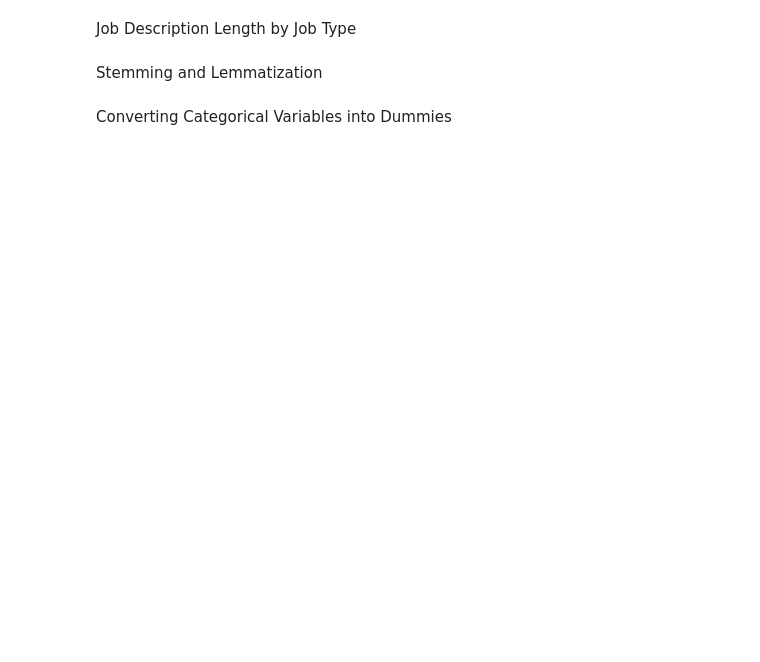
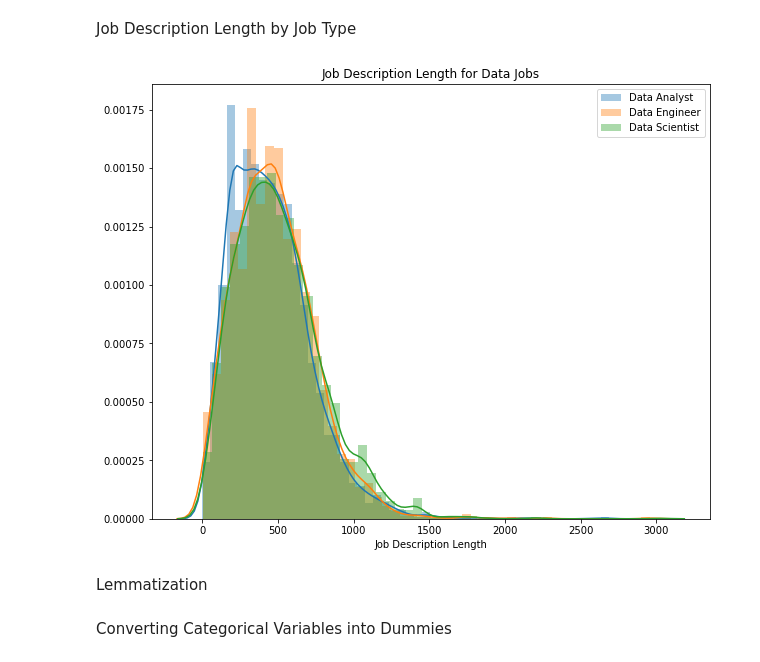
Before and after one commit to cchan13/classify_data_jobs, a Jupyter notebook: Classify_Jobs_EDA.ipynb, the cells around one changed output. Saved outputs shown, nothing was run; the diff lists cells and outputs as text; code cells hidden in the pictures; blank space fills up the shorter version.

```diff
--- a/Classify_Jobs_EDA.ipynb
+++ b/Classify_Jobs_EDA.ipynb
@@ -441,12 +449,19 @@ plt.show()
 Job Description Length by Job Type
 # %%
 plt.figure(figsize = (10,8))
-sns.displot(data=df,x = 'Job Description Length', hue = 'Label', kind= 'kde')
+
+sns.distplot(analyst_df['Job Description Length'], label = 'Data Analyst')
+sns.distplot(engineer_df['Job Description Length'], label = 'Data Engineer')
+sns.distplot(science_df['Job Description Length'], label = 'Data Scientist')
+
+plt.legend()
 plt.title('Job Description Length for Data Jobs')
 plt.xlabel('Job Description Length')
 plt.show()
+# %% [output]
+[figure, added]
-# %% [markdown]
-Stemming and Lemmatization
+# %% [markdown]
+Lemmatization
 # %%
 lemmmatizer=WordNetLemmatizer()
 lem_job = []
```
Also changed, not shown: parts of 13 cells of this notebook.
